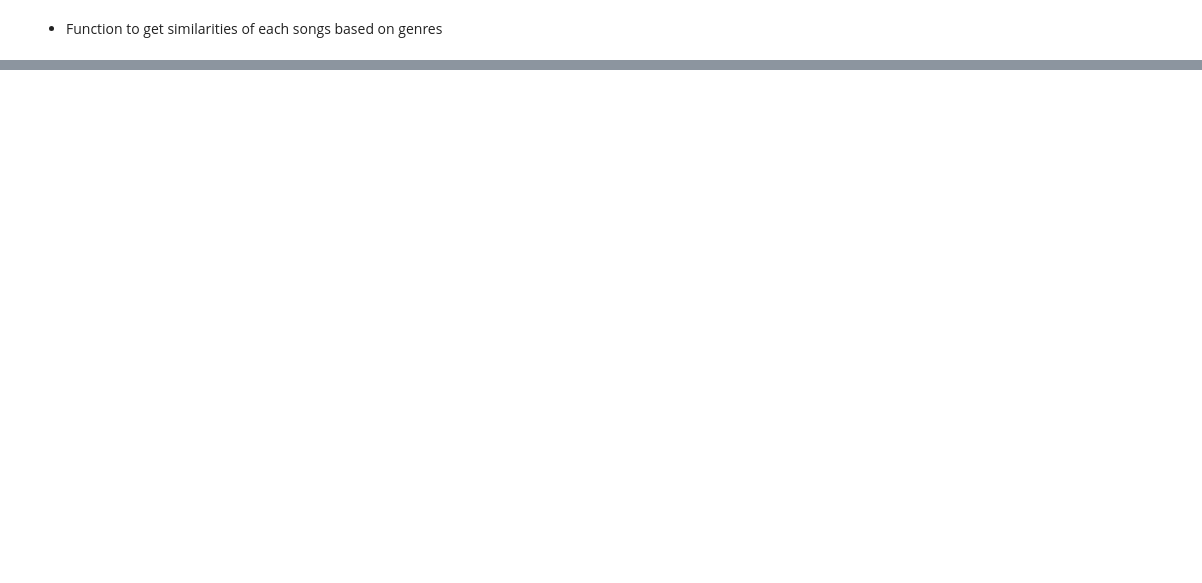
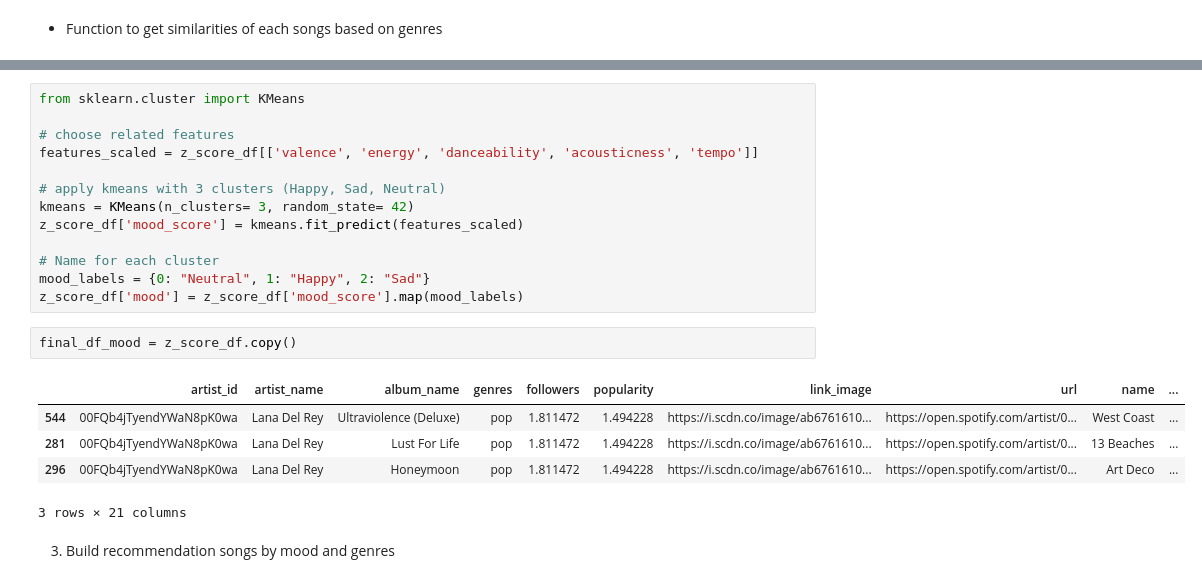
Before and after one commit to Swuzz123/Music-Recommendation, a Jupyter notebook: test.ipynb, the cells around one changed output, grey strips where cells are left out. Saved outputs shown, nothing was run; the diff lists cells and outputs as text; blank space fills up the shorter version.

```diff
--- a/test.ipynb
+++ b/test.ipynb
@@ -303,0 +363,23 @@ Recommend songs:
+# %%
+from sklearn.cluster import KMeans
+
+# choose related features
+features_scaled = z_score_df[['valence', 'energy', 'danceability', 'acousticness', 'tempo']]
+
+# apply kmeans with 3 clusters (Happy, Sad, Neutral)
+kmeans = KMeans(n_clusters= 3, random_state= 42)
+z_score_df['mood_score'] = kmeans.fit_predict(features_scaled)
+
+# Name for each cluster
+mood_labels = {0: "Neutral", 1: "Happy", 2: "Sad"}
+z_score_df['mood'] = z_score_df['mood_score'].map(mood_labels)
+# %%
+final_df_mood = z_score_df.copy()
+# %% [output]
+|  | artist_id | artist_name | album_name | genres | followers | popularity | link_image | url | name | ... |
+| 544 | 00FQb4jTyendYWaN8pK0wa | Lana Del Rey | Ultraviolence (Deluxe) | pop | 1.811472 | 1.494228 | https://i.scdn.co/image/ab6761610... | https://open.spotify.com/artist/0... | West Coast | ... |
+| 281 | 00FQb4jTyendYWaN8pK0wa | Lana Del Rey | Lust For Life | pop | 1.811472 | 1.494228 | https://i.scdn.co/image/ab6761610... | https://open.spotify.com/artist/0... | 13 Beaches | ... |
+| 296 | 00FQb4jTyendYWaN8pK0wa | Lana Del Rey | Honeymoon | pop | 1.811472 | 1.494228 | https://i.scdn.co/image/ab6761610... | https://open.spotify.com/artist/0... | Art Deco | ... |
+3 rows × 21 columns
+# %% [markdown]
+3. Build recommendation songs by mood and genres
```
Also changed, not shown: parts of 21 cells of this notebook.
